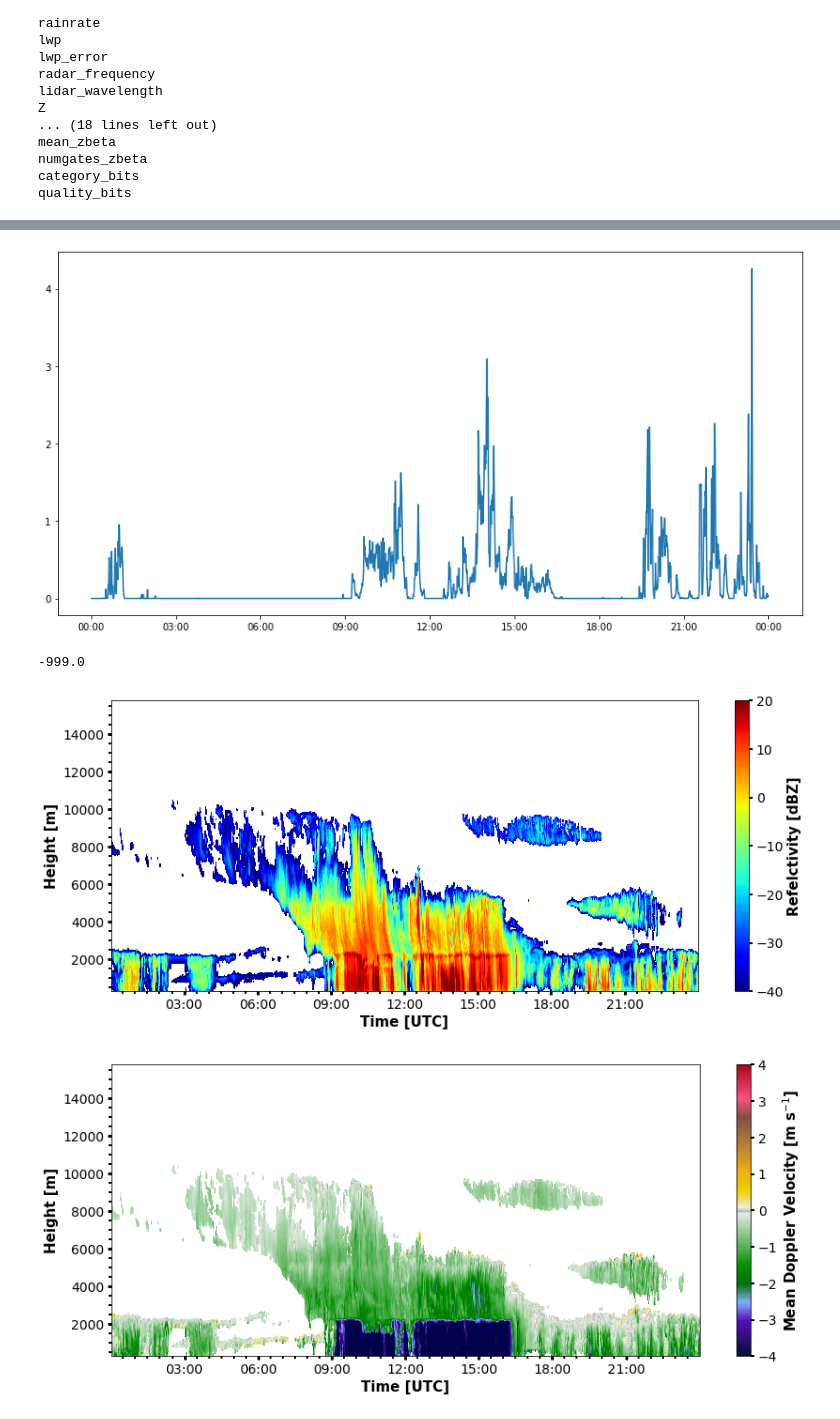
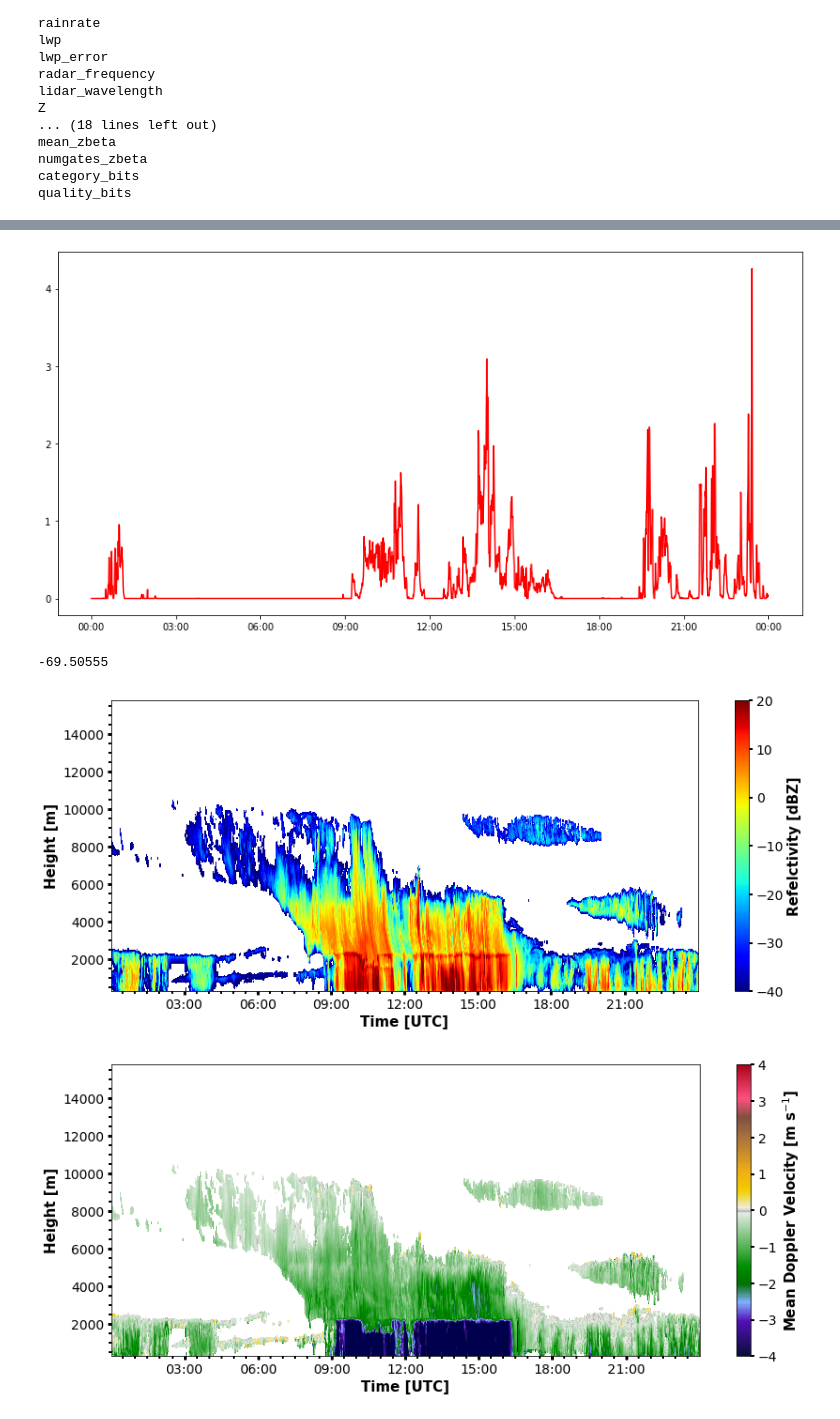
Before and after one commit to remsens-lim/PythonBeginnerCourse, a Jupyter notebook: notebooks_solution/part4_netcdf.ipynb, the cells around one changed output, grey strips where cells are left out. Saved outputs shown, nothing was run; the diff lists cells and outputs as text; code cells hidden in the pictures.

```diff
--- a/notebooks_solution/part4_netcdf.ipynb
+++ b/notebooks_solution/part4_netcdf.ipynb
@@ -5,6 +5,6 @@ import numpy as np
 import datetime
 # %%
 # load the categorize file in the data folder
-f = netCDF4.Dataset('data/20180624_leipzig_categorize.nc')
+f = xr.open_mfdataset('data/20180624_leipzig_categorize.nc', combine='by_coords')
 print(f)
 # %% [output]
@@ -69,17 +114,17 @@ print(dt_list[:10])
 # %%
 # plot with the rainrate
 
 import matplotlib.pyplot as plt
 import matplotlib
 
 fig, ax = plt.subplots(1, figsize=(14,7))
-ax.plot(dt_list, rainrate)
+ax.plot(time, rainrate, 'r-^')
 #ax.plot(time, rainrate)
 
 # some more visual candy
 ax.xaxis.set_major_formatter(matplotlib.dates.DateFormatter('%H:%M'))
 # %% [output]
-[figure, old version]
+[figure, new version]
 # %%
 # Some adjustments to the axis labels, ticks and fonts
 def load_xy_style(ax, xlabel='Time [UTC]', ylabel='Height [m]'):
@@ -121,19 +166,19 @@ def load_cbar_style(cbar, cbar_label=''):
 # %%
 # reflectivity plot
 
-Z = f.variables['Z']
-print(np.min(Z))
+Z = f['Z'].values
+print(np.nanmin(Z))
 
 Z = np.ma.masked_less(Z, -99)
 
 fig, ax = plt.subplots(1, figsize=(14, 5.7))
-pcmesh = ax.pcolormesh(dt_list, height, np.transpose(Z), cmap='jet', vmin=-40, vmax=20)
+pcmesh = ax.pcolormesh(time, height, np.transpose(Z), cmap='jet', vmin=-40, vmax=20)
 cbar = fig.colorbar(pcmesh)
 
 load_xy_style(ax)
 load_cbar_style(cbar, cbar_label="Refelctivity [dBZ]")
 # %% [output]
--999.0
+-69.50555
 [figure]
 # %%
 # similar for velocity
```
Also changed, not shown: parts of 17 cells of this notebook, 8 other files.
